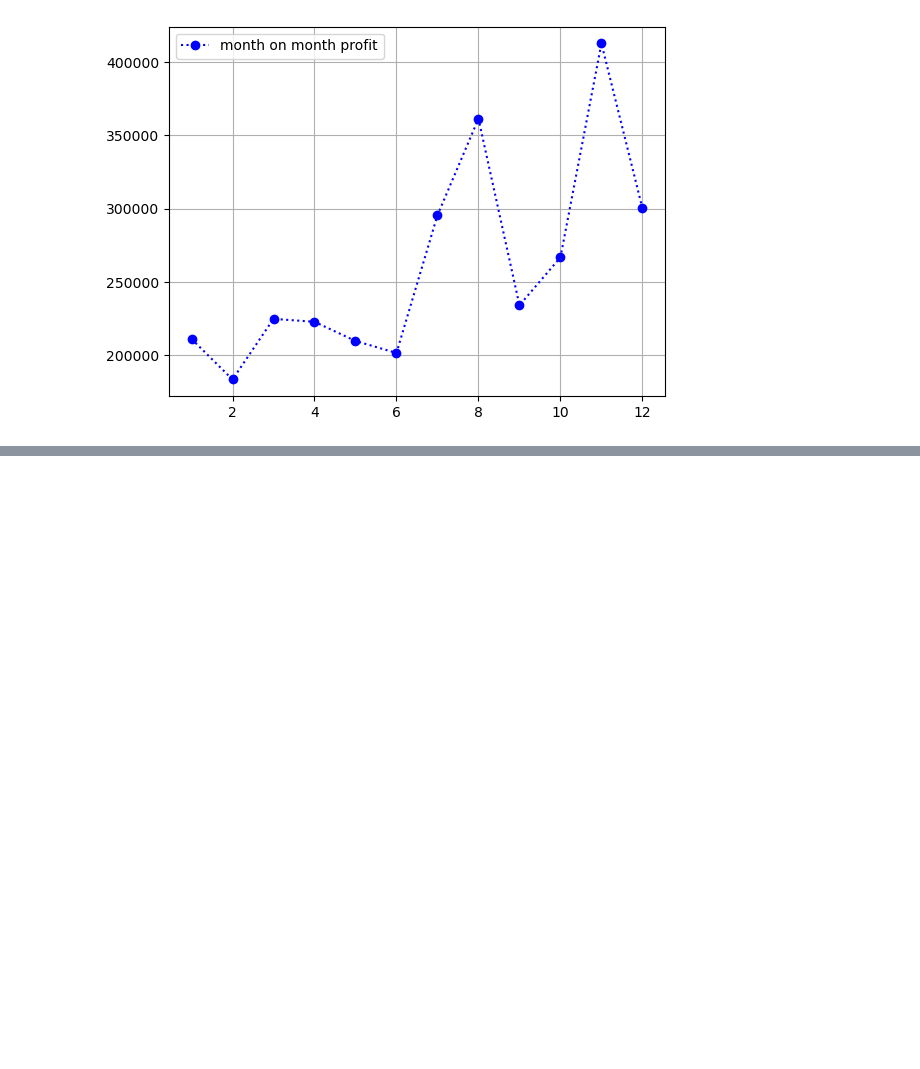
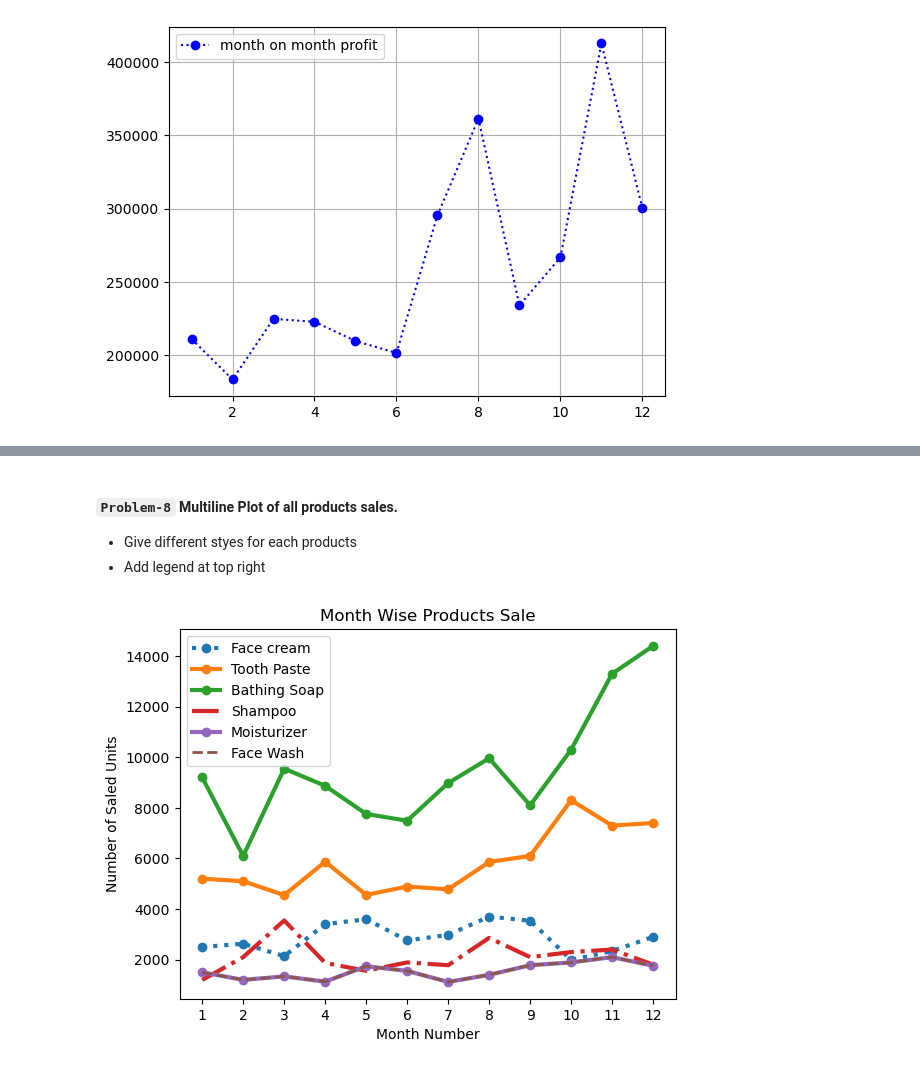
Before and after one commit to sukhpreet1910/pandasPractice, a Jupyter notebook: DataVisualisations /matplotlib .ipynb, the cells around one changed output, grey strips where cells are left out. Cells and saved outputs as stored; diff of their text form; code cells hidden in the pictures; blank space fills up the shorter version.

```diff
--- a/DataVisualisations /matplotlib .ipynb
+++ b/DataVisualisations /matplotlib .ipynb
@@ -116,0 +132,22 @@ plt.show()
+# %% [markdown]
+#### `Problem-8` Multiline Plot of all products sales.
+* Give different styes for each products
+* Add legend at top right
+# %%
+monthList  = df['month_number'].tolist()
+
+plt.plot(monthList, df['facecream'],   label = 'Face cream', linestyle='dotted', marker='o', linewidth=3)
+plt.plot(monthList, df['toothpaste'], label = 'Tooth Paste', marker='o', linewidth=3)
+plt.plot(monthList, df['bathingsoap'], label = 'Bathing Soap', marker='o', linewidth=3)
+plt.plot(monthList, df['shampoo'], label = 'Shampoo', linestyle='dashdot', linewidth=3)
+plt.plot(monthList, df['moisturizer'], label = 'Moisturizer', marker='o', linewidth=3)
+plt.plot(monthList, df['facewash'],   label = 'Face Wash',  linestyle='dashed', linewidth=2)
+
+plt.legend()
+plt.xlabel('Month Number')
+plt.ylabel('Number of Saled Units')
+plt.title('Month Wise Products Sale')
+plt.xticks(monthList)
+plt.show()
+# %% [output]
+[figure, added]
```
Also changed, not shown: parts of 3 cells of this notebook.
